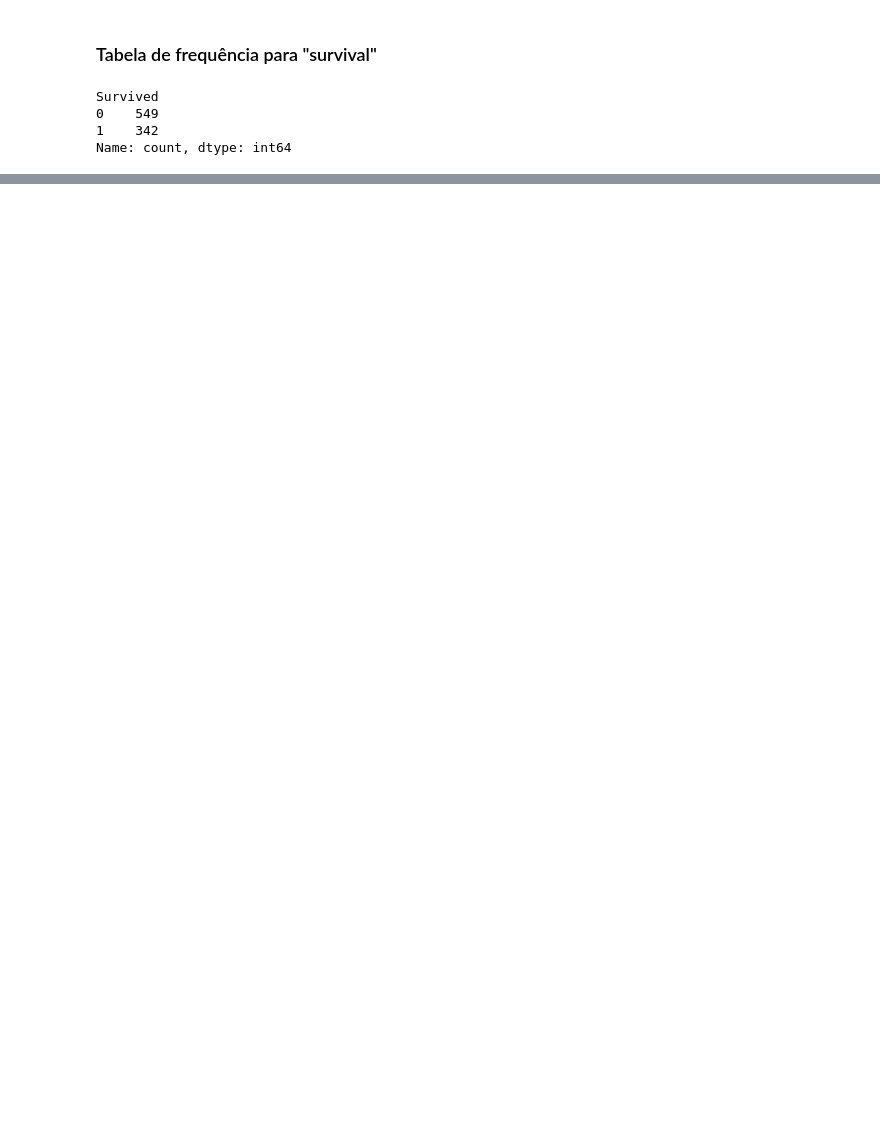
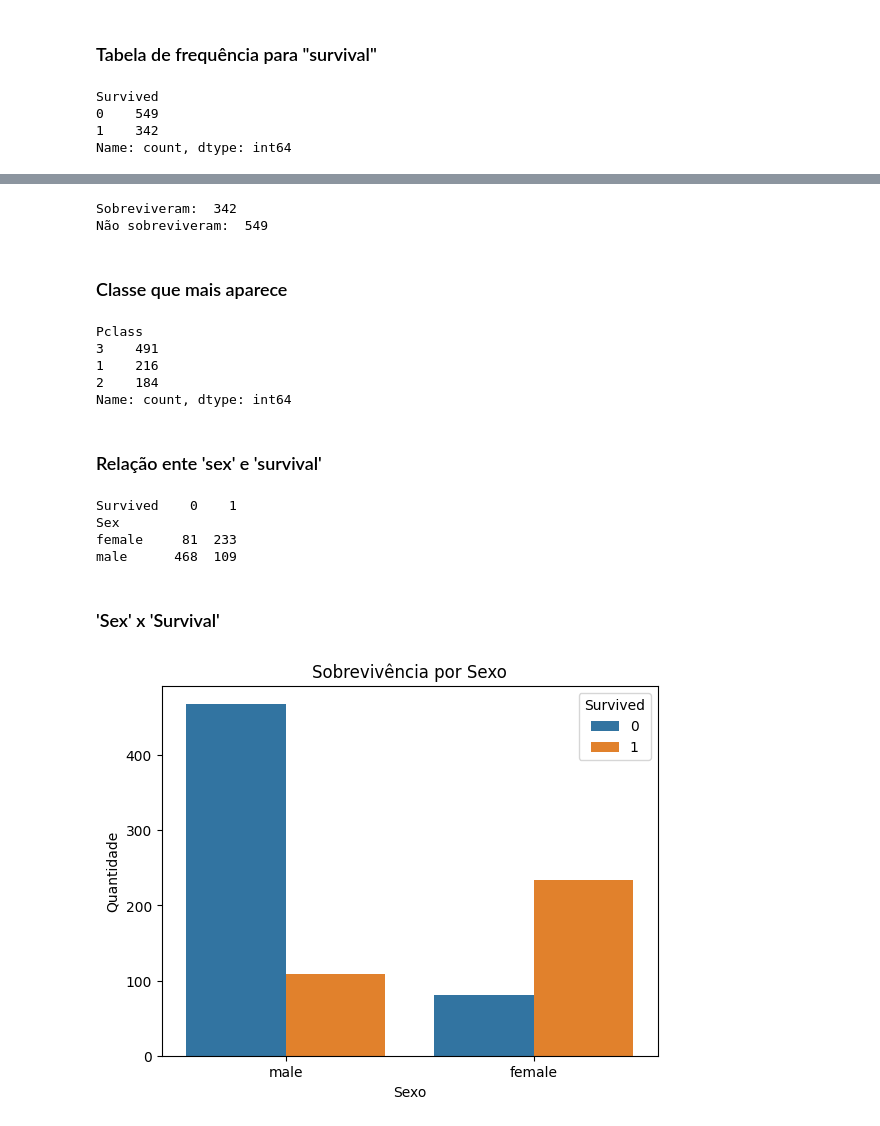
Before and after one commit to Satierf2228/novas-tecnologias, a Jupyter notebook: work/AT5.ipynb, the cells around one changed output, grey strips where cells are left out. Saved outputs shown, nothing was run; the diff lists cells and outputs as text; code cells hidden in the pictures; blank space fills up the shorter version.

```diff
--- a/work/AT5.ipynb
+++ b/work/AT5.ipynb
@@ -67,0 +83,42 @@ Name: count, dtype: int64
+# %%
+sobreviveu = df['Survived'].value_counts()[1]
+nao_sobrev = df['Survived'].value_counts()[0]
+
+print("Sobreviveram: ", sobreviveu)
+print("Não sobreviveram: ", nao_sobrev)
+# %% [output]
+Sobreviveram:  342
+Não sobreviveram:  549
+# %% [markdown]
+### Classe que mais aparece
+# %%
+print(df['Pclass'].value_counts())
+# %% [output]
+Pclass
+3    491
+1    216
+2    184
+Name: count, dtype: int64
+# %% [markdown]
+### Relação ente 'sex' e 'survival'
+# %%
+tabela = pd.crosstab(df['Sex'], df['Survived'])
+
+print(tabela)
+# %% [output]
+Survived    0    1
+Sex
+female     81  233
+male      468  109
+# %% [markdown]
+### 'Sex' x 'Survival'
+# %%
+sns.countplot(x = 'Sex', hue = 'Survived', data = df)
+
+plt.title("Sobrevivência por Sexo")
+plt.xlabel("Sexo")
+plt.ylabel("Quantidade")
+
+plt.show()
+# %% [output]
+[figure, added]
```
Also changed, not shown: parts of 7 cells of this notebook.
